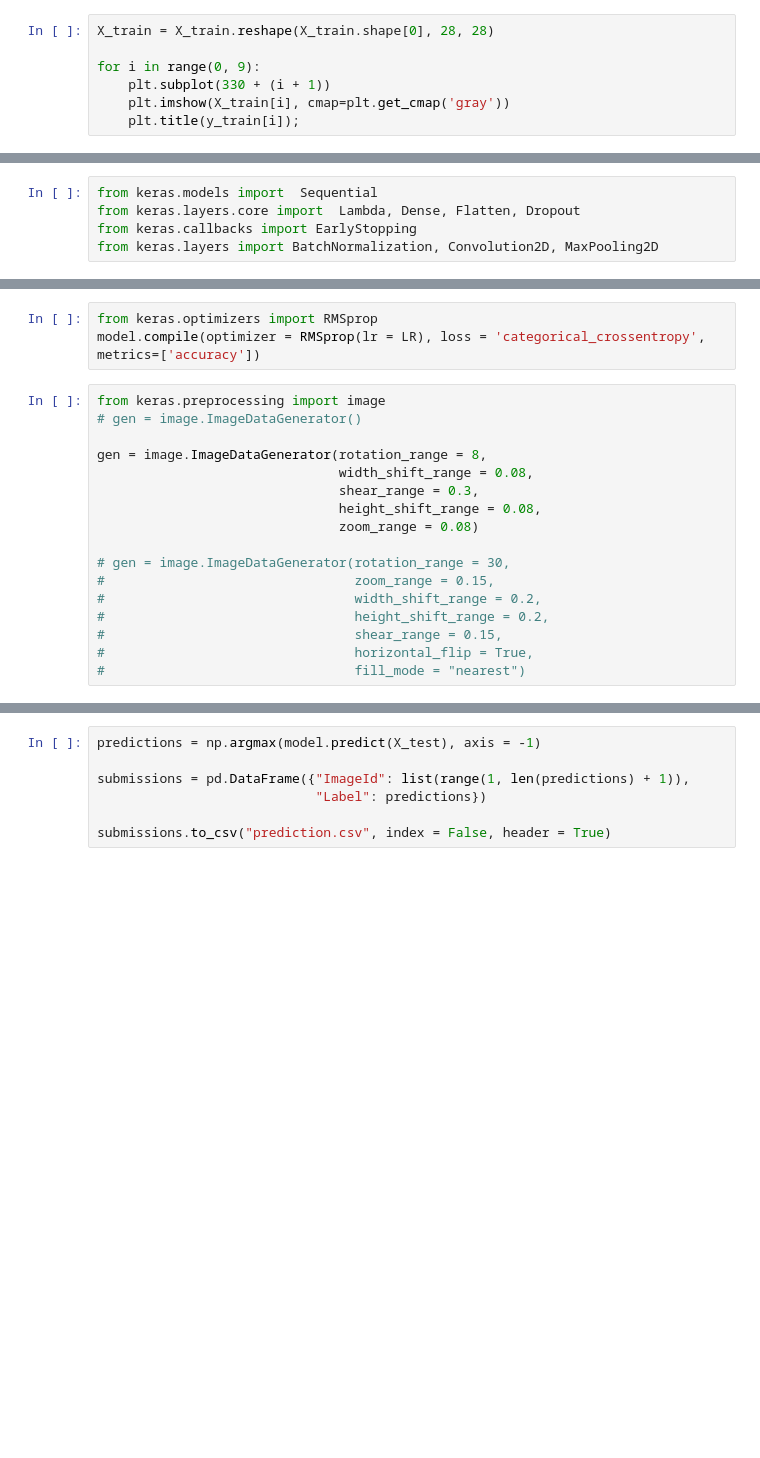
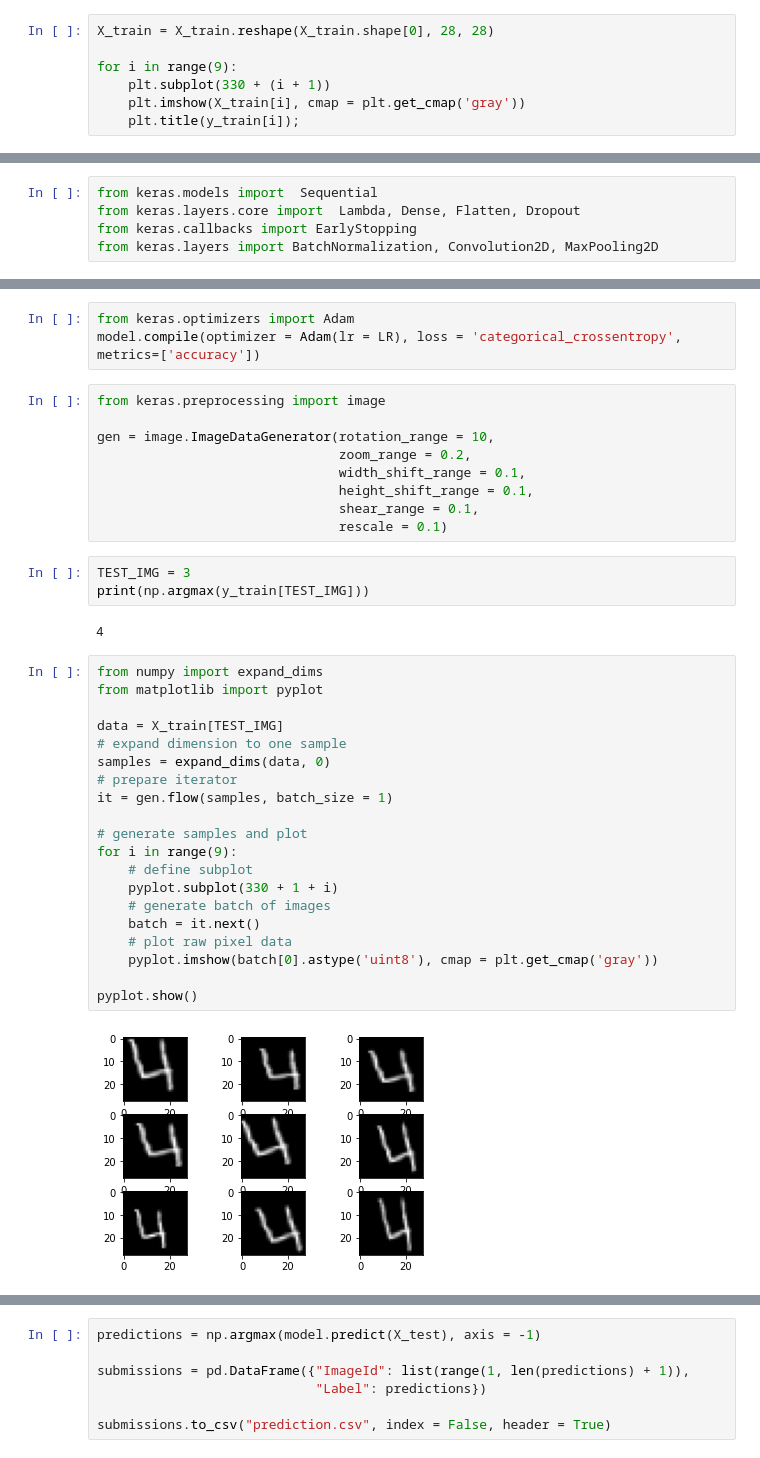
Before and after one commit to vyavdoshenko/mnist, a Jupyter notebook: Digit Recognizer.ipynb, the cells around one changed output, grey strips where cells are left out. Drawn from its saved outputs; the diff is of its cells as text; blank space fills up the shorter version.

Commit message:
visualization updated. image generator changed

```diff
--- a/Digit Recognizer.ipynb
+++ b/Digit Recognizer.ipynb
@@ -58,9 +58,9 @@ array([1, 0, 1, ..., 7, 6, 9], dtype=int32)
 # %%
 X_train = X_train.reshape(X_train.shape[0], 28, 28)
 
-for i in range(0, 9):
+for i in range(9):
     plt.subplot(330 + (i + 1))
-    plt.imshow(X_train[i], cmap=plt.get_cmap('gray'))
+    plt.imshow(X_train[i], cmap = plt.get_cmap('gray'))
     plt.title(y_train[i]);
 # %% [output]
 [figure]
@@ -144,23 +146,42 @@ EPOCHS = 5
 # %%
-from keras.optimizers import RMSprop
-model.compile(optimizer = RMSprop(lr = LR), loss = 'categorical_crossentropy', metrics=['accuracy'])
+from keras.optimizers import Adam
+model.compile(optimizer = Adam(lr = LR), loss = 'categorical_crossentropy', metrics=['accuracy'])
-# %%
-from keras.preprocessing import image
-# gen = image.ImageDataGenerator()
-
-gen = image.ImageDataGenerator(rotation_range = 8,
-                               width_shift_range = 0.08,
-                               shear_range = 0.3,
-                               height_shift_range = 0.08,
-                               zoom_range = 0.08)
-
-# gen = image.ImageDataGenerator(rotation_range = 30,
-#                                zoom_range = 0.15,
-#                                width_shift_range = 0.2,
-#                                height_shift_range = 0.2,
-#                                shear_range = 0.15,
-#                                horizontal_flip = True,
-#                                fill_mode = "nearest")
+# %%
+from keras.preprocessing import image
+
+gen = image.ImageDataGenerator(rotation_range = 10,
+                               zoom_range = 0.2,
+                               width_shift_range = 0.1,
+                               height_shift_range = 0.1,
+                               shear_range = 0.1,
+                               rescale = 0.1)
+# %%
+TEST_IMG = 3
+print(np.argmax(y_train[TEST_IMG]))
+# %% [output]
+4
+# %%
+from numpy import expand_dims
+from matplotlib import pyplot
+
+data = X_train[TEST_IMG]
+# expand dimension to one sample
+samples = expand_dims(data, 0)
+# prepare iterator
+it = gen.flow(samples, batch_size = 1)
+
+# generate samples and plot
+for i in range(9):
+    # define subplot
+    pyplot.subplot(330 + 1 + i)
+    # generate batch of images
+    batch = it.next()
+    # plot raw pixel data
+    pyplot.imshow(batch[0].astype('uint8'), cmap = plt.get_cmap('gray'))
+
+pyplot.show()
+# %% [output]
+[figure, added]
 # %%
 from sklearn.model_selection import train_test_split
 X = X_train
```
Also changed, not shown: parts of 7 cells of this notebook, 1 other file.
